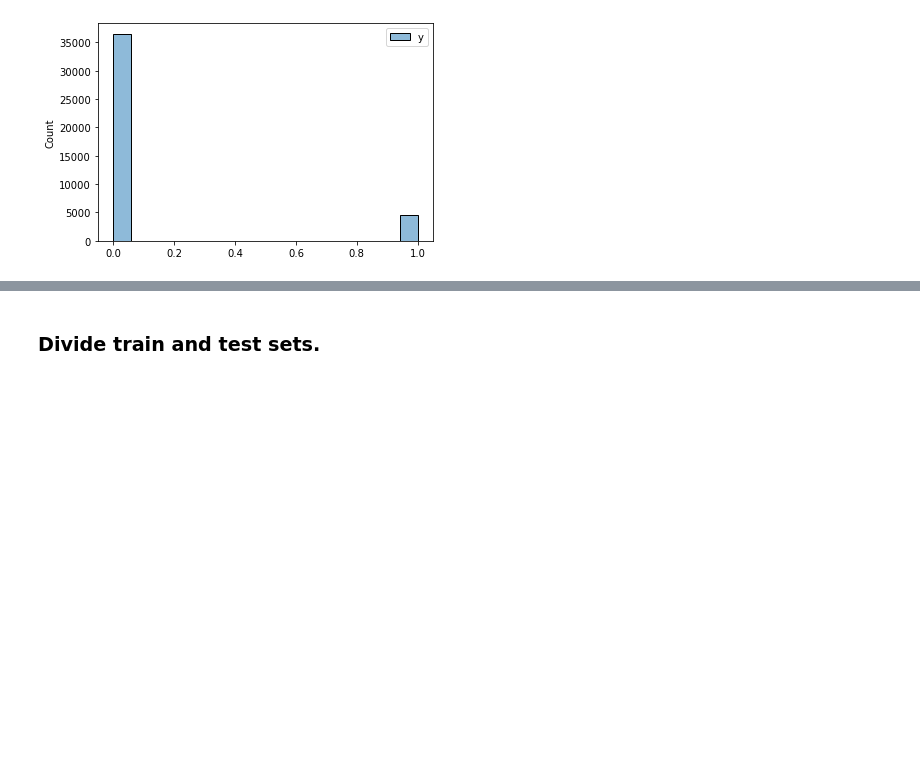
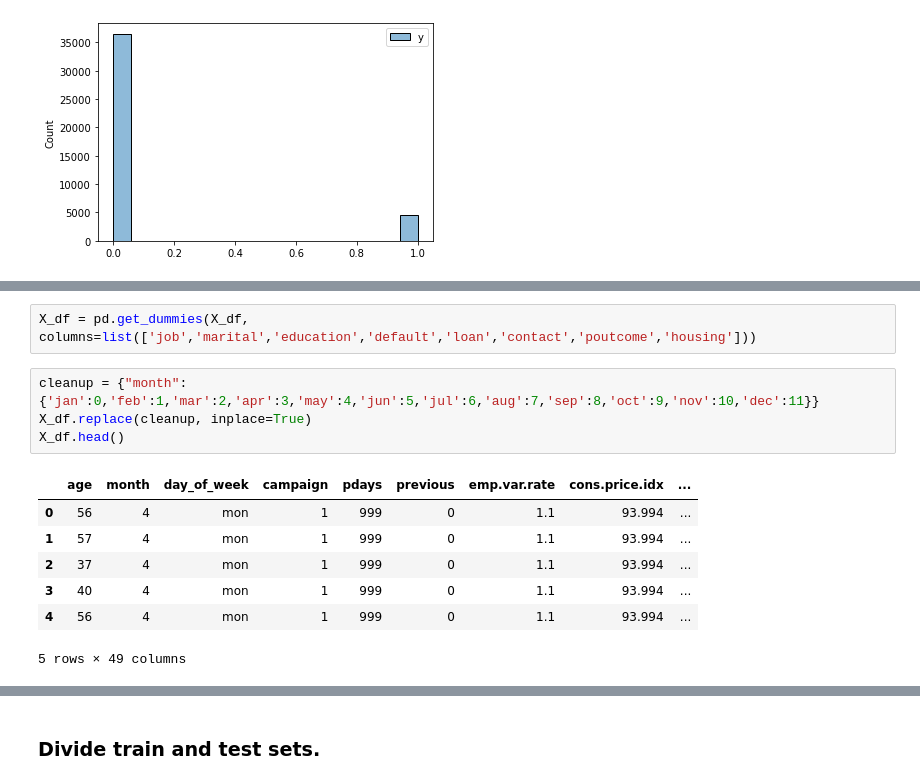
Before and after one commit to abundis28/DataScience_CE888_2022, a Jupyter notebook: Labs/lab3/bank_classification.ipynb, the cells around one changed output, grey strips where cells are left out. Cells and saved outputs as stored; diff of their text form; blank space fills up the shorter version.

```diff
--- a/Labs/lab3/bank_classification.ipynb
+++ b/Labs/lab3/bank_classification.ipynb
@@ -200,0 +219,14 @@ X_df = pd.get_dummies(X_df)
+# %%
+X_df = pd.get_dummies(X_df, columns=list(['job','marital','education','default','loan','contact','poutcome','housing']))
+# %%
+cleanup = {"month": {'jan':0,'feb':1,'mar':2,'apr':3,'may':4,'jun':5,'jul':6,'aug':7,'sep':8,'oct':9,'nov':10,'dec':11}}
+X_df.replace(cleanup, inplace=True)
+X_df.head()
+# %% [output]
+|  | age | month | day_of_week | campaign | pdays | previous | emp.var.rate | cons.price.idx | ... |
+| 0 | 56 | 4 | mon | 1 | 999 | 0 | 1.1 | 93.994 | ... |
+| 1 | 57 | 4 | mon | 1 | 999 | 0 | 1.1 | 93.994 | ... |
+| 2 | 37 | 4 | mon | 1 | 999 | 0 | 1.1 | 93.994 | ... |
+| 3 | 40 | 4 | mon | 1 | 999 | 0 | 1.1 | 93.994 | ... |
+| 4 | 56 | 4 | mon | 1 | 999 | 0 | 1.1 | 93.994 | ... |
+5 rows × 49 columns
```
Also changed, not shown: parts of 18 cells of this notebook.
